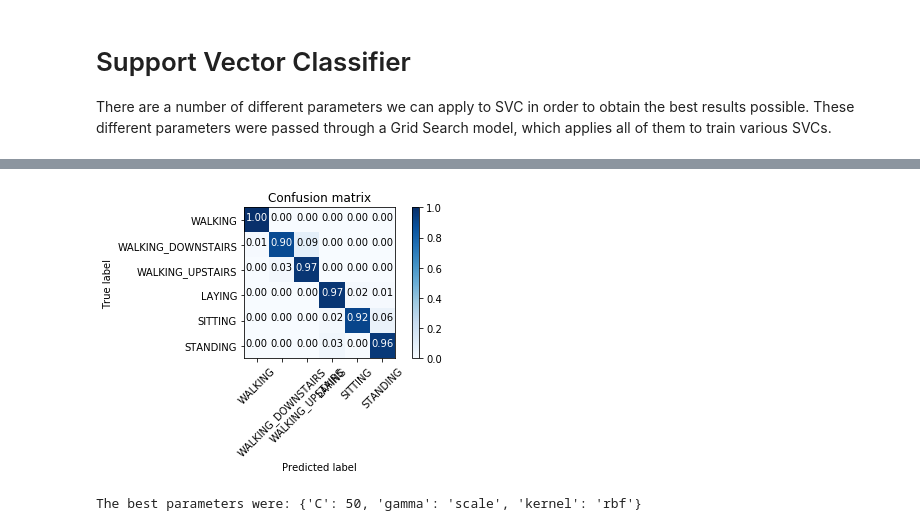
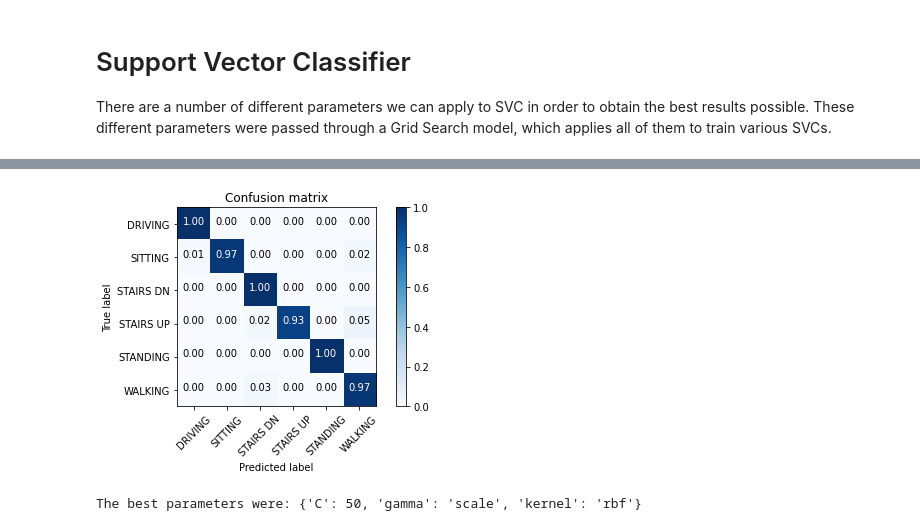
Before and after one commit to ijtan/HAR-Processing-Pipeline, a Jupyter notebook: SVM.ipynb, the cells around one changed output, grey strips where cells are left out. Saved outputs shown, nothing was run; the diff lists cells and outputs as text; code cells hidden in the pictures.

Commit message:
Classifying our data

```diff
--- a/SVM.ipynb
+++ b/SVM.ipynb
@@ -45,10 +45,8 @@ Using **sklearn** functions, this dataset is split into the training and testing
 #drive.mount("/content/drive")
 #path_to_data = "" #"drive/MyDrive/Kaggle/"
 
-all_data = pd.read_csv("Our Datasets/" + "all data.csv", encoding="utf-8")
-display(all_data.head(n=1))
-#train = pd.read_csv(path_to_data + "train - OG.csv")
-#test = pd.read_csv(path_to_data + "test.csv")
+train = pd.read_csv("Our Datasets/train.csv", encoding="utf-8")
+test = pd.read_csv("Our Datasets/test.csv", encoding="utf-8")
 
 #Check it loaded ok
 #display(train.head(n=1))
@@ -120,3 +107,6 @@ X_test = shuffle(X_test)
+# %%
+train = shuffle(train)
+test = shuffle(test)
 # %% [markdown]
 ## Check for null values in rows
 # %%
@@ -163,10 +160,10 @@ variable encoding (for the label), and scaling.
 
 The *activity* and *subject* columns are removed from the training and test data. **Y_train_label** and **Y_test_label** are the classifications of the activity of each row in the respective dataframes.
 # %%
-#X_train = pd.DataFrame(train.drop(['Activity','subject'],axis=1))
-y_train_label = y_train.Activity.values.astype(object)
-#X_test = pd.DataFrame(test.drop(['Activity','subject'],axis=1))
-y_test_label = y_test.Activity.values.astype(object)
+X_train = pd.DataFrame(train.drop(['Label'],axis=1))
+Y_train_label = train.Label.values.astype(object)
+X_test = pd.DataFrame(test.drop(['Label'],axis=1))
+Y_test_label = test.Label.values.astype(object)
 
 print("Dimension of Train set",X_train.shape)
 print("Dimension of Test set",X_test.shape,"\n")
@@ -175,12 +172,12 @@ print("Dimension of Test set",X_test.shape,"\n")
 encoder = preprocessing.LabelEncoder()
 
 # encoding train labels
-encoder.fit(y_train_label)
-y_train = encoder.transform(y_train_label)
+encoder.fit(Y_train_label)
+Y_train = encoder.transform(Y_train_label)
 
 # encoding test labels
-encoder.fit(y_test_label)
-y_test = encoder.transform(y_test_label)
+encoder.fit(Y_test_label)
+Y_test = encoder.transform(Y_test_label)
 
 #Total Number of Continuous features in the training set
 num_cols = X_train._get_numeric_data().columns
@@ -326,40 +326,40 @@ def plot_confusion_matrix(cm, classes,
 
     plt.imshow(cm, interpolation='nearest', cmap=cmap)
     plt.title(title)
     plt.colorbar()
     tick_marks = np.arange(len(classes))
     plt.xticks(tick_marks, classes, rotation=45)
     plt.yticks(tick_marks, classes)
 
     fmt = '.2f' if normalize else 'd'
     thresh = cm.max() / 2.
     for i, j in itertools.product(range(cm.shape[0]), range(cm.shape[1])):
         plt.text(j, i, format(cm[i, j], fmt),
                  horizontalalignment="center",
                  color="white" if cm[i, j] > thresh else "black")
 
     plt.tight_layout()
     plt.ylabel('True label')
     plt.xlabel('Predicted label')
 
 
 cnf_matrix = confusion_matrix(Y_test, best_predictions)
 np.set_printoptions(precision=2)
 
 classes =    {
-                        "WALKING":0,
-                        "WALKING_DOWNSTAIRS":1,
-                        "WALKING_UPSTAIRS":2,
-                        "LAYING":3,
-                        "SITTING":4,
-                        "STANDING":5
+                        "DRIVING":0,
+                        "SITTING":1,
+                        "STAIRS DN":2,
+                        "STAIRS UP":3,
+                        "STANDING":4,
+                        "WALKING":5
                     }
 
 # Plot non-normalized confusion matrix
 plt.figure()
 plot_confusion_matrix(cnf_matrix, classes=classes, normalize=True,title='Confusion matrix')
 # %% [output]
-[figure, old version]
+[figure, new version]
 # %%
 print("The best parameters were:", grid_fit.best_params_)
 # %% [output]
```
Also changed, not shown: parts of 11 cells of this notebook.
